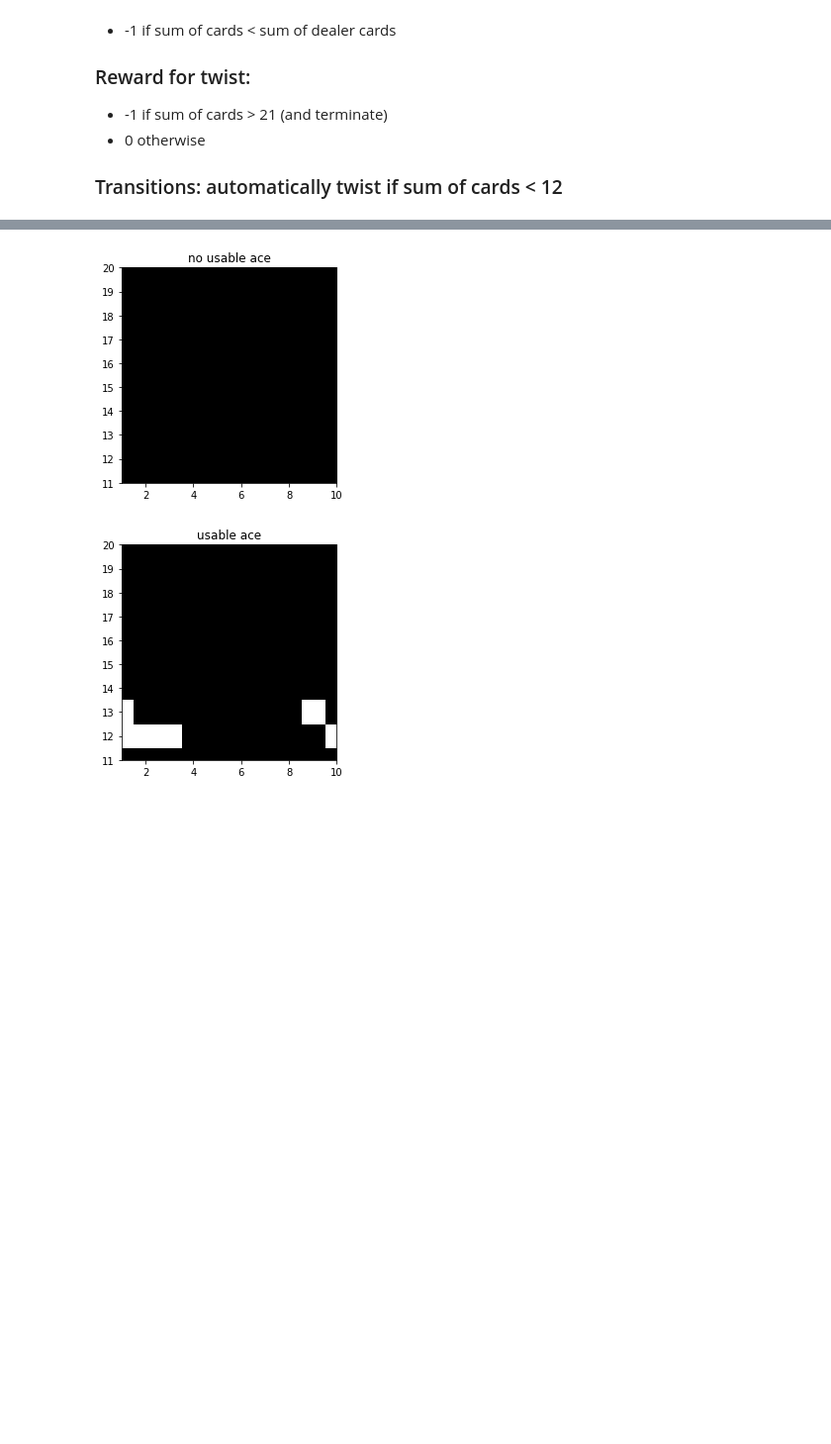
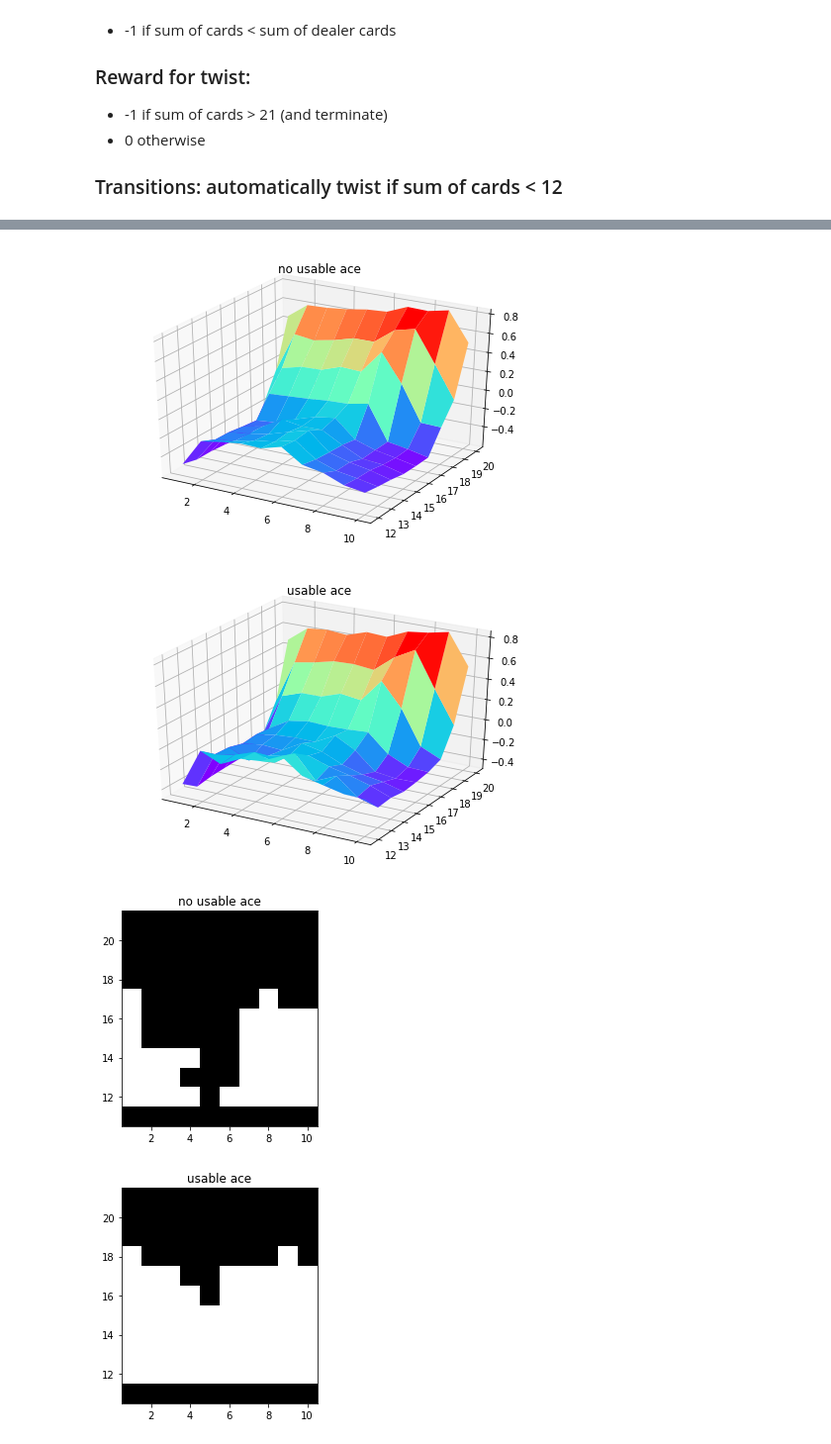
Before and after one commit to yytdfc/reinforcement-learning-an-introduction, a Jupyter notebook: rl-chapter5.ipynb, the cells around one changed output, grey strips where cells are left out. Shown at 99% size. Saved outputs shown, nothing was run; the diff lists cells and outputs as text; code cells hidden in the pictures; blank space fills up the shorter version.

Commit message:
add Blackjack

```diff
--- a/rl-chapter5.ipynb
+++ b/rl-chapter5.ipynb
@@ -152,6 +144,6 @@ plot_v(t.q_.max(axis=3)[1], 'usable ace')
 # %%
-t=Trainer()
+t = MC_Predict()
 t.train(500000)
-plot_v(t.q_.max(axis=3)[0], 'no usable ace')
-plot_v(t.q_.max(axis=3)[1], 'usable ace')
+plot_v(t.v_[0], 'no usable ace')
+plot_v(t.v_[1], 'usable ace')
 # %% [output]
@@ -160,13 +152,37 @@ plot_v(t.q_.max(axis=3)[1], 'usable ace')
+# %%
+class MC_Control():
+    def __init__(self):
+        self.q_ = np.zeros((2,11,22,2), dtype=np.float64)
+        self.n_ = np.zeros((2,11,22,2), dtype=np.uint32)
+    def pi(self, s, eps=0.1):
+        if random.random() > eps:
+            return np.argmax(self.q_[s])
+        else:
+            return random.randint(0,1)
+    def train(self, n_episode = 1, epsfun=lambda n: 0.7):
+        for n in range(n_episode):
+            env = Blackjack()
+            s = env.state()
+            states, actions = [], []
+            while 1:
+                a = self.pi(s, eps=epsfun(n))
+                states.append(s)
+                actions.append(a)
+                s, r, g, t = env.step(a)
+                if t: break
+            for a,(ua, sh, sc) in zip(actions,states):
+                self.n_[ua, sh, sc, a] += 1
+                self.q_[ua, sh, sc, a] += (g-self.q_[ua, sh, sc, a])/self.n_[ua, sh, sc, a]
 # %%
-def plot_pi(pi, name):
-    plt.imshow(pi.transpose(), cmap='gray')
-    plt.xlim(1,10)
-    plt.ylim(11,20)
-    plt.title(name)
-    plt.show()
+t = MC_Control()
+t.train(500000)
+plot_v(t.q_.max(axis=3)[0], 'no usable ace')
+plot_v(t.q_.max(axis=3)[1], 'usable ace')
 pi=(t.q_[:,:,:,0]>t.q_[:,:,:,1]).astype(np.uint8)
 plot_pi(pi[0],'no usable ace')
 plot_pi(pi[1],'usable ace')
 # %% [output]
-[figure, old version]
+[figure, new version]
-[figure, old version]
+[figure, new version]
+[figure, added]
+[figure, added]
```
Also changed, not shown: parts of 7 cells of this notebook, 1 other file.
